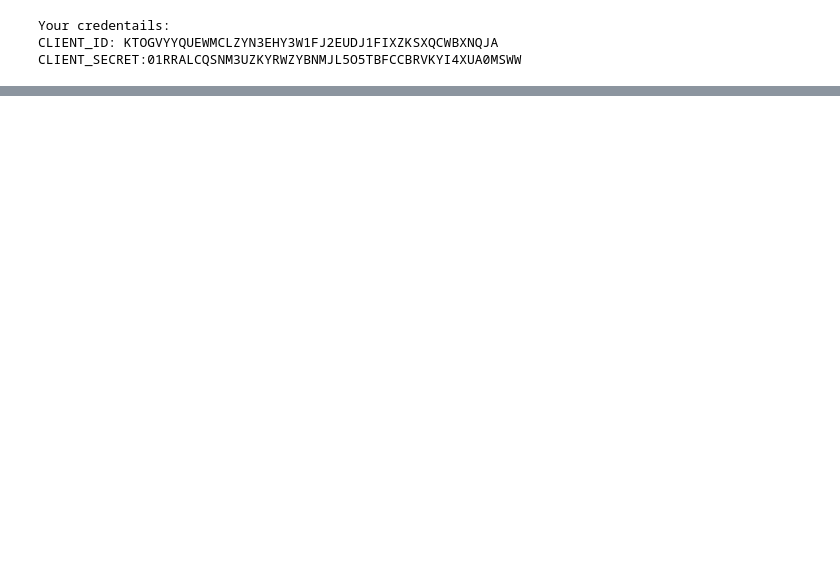
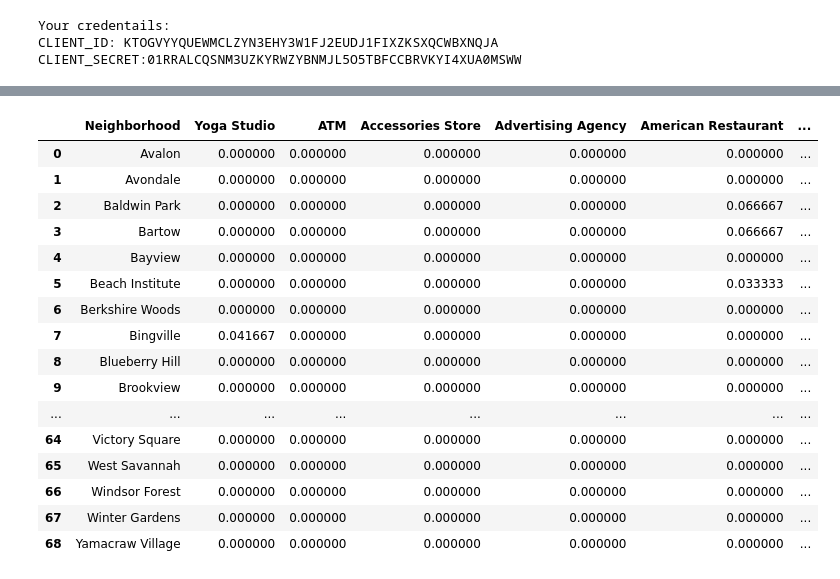
Before and after one commit to mannykav/Coursera_Capstone, a Jupyter notebook: Capstone Final Project IBM Data Science.ipynb, the cells around one changed output, grey strips where cells are left out. Drawn from its saved outputs; the diff is of its cells as text; code cells hidden in the pictures; blank space fills up the shorter version.

```diff
--- a/Capstone Final Project IBM Data Science.ipynb
+++ b/Capstone Final Project IBM Data Science.ipynb
@@ -519,8 +88,0 @@ LH_venues.head()
-# %%
-address = 'New York City, NY'
-
-geolocator = Nominatim(user_agent="ny_explorer")
-location = geolocator.geocode(address)
-latitude = location.latitude
-longitude = location.longitude
-print('The geograpical coordinate of New York City are {}, {}.'.format(latitude, longitude))
@@ -528,0 +129,6 @@ The geograpical coordinate of New York City are 40.7127281, -74.0060152.
+# %%
+Jacksonville='http://www.city-data.com/nbmaps/neigh-Jacksonville-Florida.html'
+Savannah='http://www.city-data.com/nbmaps/neigh-Savannah-Georgia.html'
+neighborhoods=get_neigborhood(Jacksonville,city='Jacksonville')
+#neighborhoods=get_neigborhood(Savannah,city='Savannah')
+# 'http://www.city-data.com/nbmaps/neigh-Jacksonville-Florida.html',city='Jacksonville'
@@ -528,0 +238,6 @@ The geograpical coordinate of New York City are 40.7127281, -74.0060152.
+# %%
+A='Jacksonville'
+A_venues = getNearbyVenues(names=neighborhoods['Neighborhood'],
+                                   latitudes=neighborhoods['Latitude'],
+                                   longitudes=neighborhoods['Longitude']
+                                  )
@@ -528,0 +293,12 @@ The geograpical coordinate of New York City are 40.7127281, -74.0060152.
+# %%
+# one hot encoding
+A_onehot = pd.get_dummies(A_venues[['Venue Category']], prefix="", prefix_sep="")
+
+# add neighborhood column back to dataframe
+A_onehot['Neighborhood'] = A_venues['Neighborhood']
+
+# move neighborhood column to the first column
+fixed_columns = [A_onehot.columns[-1]] + list(A_onehot.columns[:-1])
+A_onehot = A_onehot[fixed_columns]
+
+A_onehot.head()
@@ -528,0 +312,22 @@ The geograpical coordinate of New York City are 40.7127281, -74.0060152.
+# %%
+#Savannah
+A_grouped = A_onehot.groupby('Neighborhood').mean().reset_index()
+A_grouped
+# %% [output]
+|  | Neighborhood | Yoga Studio | ATM | Accessories Store | Advertising Agency | American Restaurant | ... |
+| 0 | Avalon | 0.000000 | 0.000000 | 0.000000 | 0.000000 | 0.000000 | ... |
+| 1 | Avondale | 0.000000 | 0.000000 | 0.000000 | 0.000000 | 0.000000 | ... |
+| 2 | Baldwin Park | 0.000000 | 0.000000 | 0.000000 | 0.000000 | 0.066667 | ... |
+| 3 | Bartow | 0.000000 | 0.000000 | 0.000000 | 0.000000 | 0.066667 | ... |
+| 4 | Bayview | 0.000000 | 0.000000 | 0.000000 | 0.000000 | 0.000000 | ... |
+| 5 | Beach Institute | 0.000000 | 0.000000 | 0.000000 | 0.000000 | 0.033333 | ... |
+| 6 | Berkshire Woods | 0.000000 | 0.000000 | 0.000000 | 0.000000 | 0.000000 | ... |
+| 7 | Bingville | 0.041667 | 0.000000 | 0.000000 | 0.000000 | 0.000000 | ... |
+| 8 | Blueberry Hill | 0.000000 | 0.000000 | 0.000000 | 0.000000 | 0.000000 | ... |
+| 9 | Brookview | 0.000000 | 0.000000 | 0.000000 | 0.000000 | 0.000000 | ... |
+| ... | ... | ... | ... | ... | ... | ... | ... |
+| 64 | Victory Square | 0.000000 | 0.000000 | 0.000000 | 0.000000 | 0.000000 | ... |
+| 65 | West Savannah | 0.000000 | 0.000000 | 0.000000 | 0.000000 | 0.000000 | ... |
+| 66 | Windsor Forest | 0.000000 | 0.000000 | 0.000000 | 0.000000 | 0.000000 | ... |
+| 67 | Winter Gardens | 0.000000 | 0.000000 | 0.000000 | 0.000000 | 0.000000 | ... |
+| 68 | Yamacraw Village | 0.000000 | 0.000000 | 0.000000 | 0.000000 | 0.000000 | ... |
```
Also changed, not shown: parts of 97 cells of this notebook.
